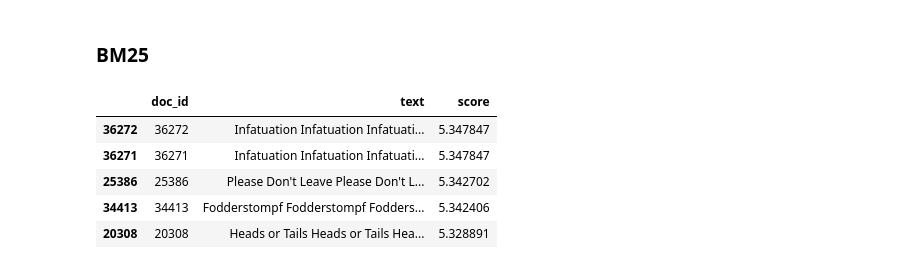
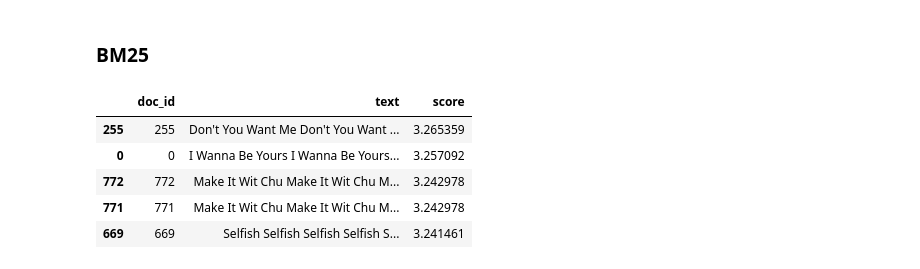
Before and after one commit to nunollages/IPAI, a Jupyter notebook: Code.ipynb, the cells around one changed output. Cells and saved outputs as stored; diff of their text form; code cells hidden in the pictures.

```diff
--- a/Code.ipynb
+++ b/Code.ipynb
@@ -859,15 +880,3 @@ df.head()
 | 4 | 4 | Mr. Brightside Mr. Brightside Mr.... | mr brightside mr brightside mr br... |
 # %% [markdown]
 ### Normalize text
-# %%
-def normalize_text(s: str, contractions: dict[str, str] | None = None) -> str:
-    if contractions is None:
-        contractions = _load_contractions()
-
-    for contraction, expansion in contractions.items():
-        s = re.sub(r"\b" + re.escape(contraction) + r"\b", expansion, s)
-
-    return s
-
-df["text_after_processing"] = df["text_after_processing"].apply(normalize_text)
-df.head()
@@ -880,0 +883,20 @@ df.head()
+# %%
+def normalize_text_fast(s: str, contractions: dict[str, str] | None = None) -> str:
+    if contractions is None:
+        contractions = _load_contractions()
+
+    # 1. Criar um padrão único que engloba todas as contrações
+    # O padrão será algo como: \b(can't|won't|it's)\b
+    pattern = re.compile(r'\b(' + '|'.join(re.escape(key) for key in contractions.keys()) + r')\b')
+
+    # 2. Função interna que decide qual a expansão a usar
+    def replace(match):
+        return contractions[match.group(0)]
+
+    # 3. Faz apenas UMA passagem pelo texto
+    return pattern.sub(replace, s)
+
+# Aplicar ao DataFrame
+df["text_after_processing"] = df["text_after_processing"].apply(normalize_text_fast)
+
+df.head()
@@ -1113,22 +1144,26 @@ tfidf_search("I Wanna Be Yours tonight my love I'm in love", top_k=5)
 # %%
 bm25 = BM25Okapi(df["stems"].tolist())
 
 def bm25_search(query: str, top_k=5):
     text = clean_text(query)
-    text = normalize_text(text)
+    text = normalize_text_fast(text)
     text = tokenize(text)
     text = remove_stopwords(text)
     terms = apply_stemming(text)
 
     scores = bm25.get_scores(terms)
+
+    # Obtém as POSIÇÕES dos maiores scores
     idx = np.argsort(scores)[::-1][:top_k]
-    return df.loc[idx, ["doc_id","text"]].assign(score=scores[idx])
 
-bm25_search("I Wanna Be Yours ", top_k=5)
+    # .iloc seleciona por posição (0, 1, 2...), resolvendo o KeyError
+    return df.iloc[idx][["doc_id", "text"]].assign(score=scores[idx])
+
+bm25_search("I Wanna Be Yours", top_k=5)
 # %% [output]
 |  | doc_id | text | score |
-| 36272 | 36272 | Infatuation Infatuation Infatuati... | 5.347847 |
-| 36271 | 36271 | Infatuation Infatuation Infatuati... | 5.347847 |
-| 25386 | 25386 | Please Don't Leave Please Don't L... | 5.342702 |
-| 34413 | 34413 | Fodderstompf Fodderstompf Fodders... | 5.342406 |
-| 20308 | 20308 | Heads or Tails Heads or Tails Hea... | 5.328891 |
+| 255 | 255 | Don't You Want Me Don't You Want ... | 3.265359 |
+| 0 | 0 | I Wanna Be Yours I Wanna Be Yours... | 3.257092 |
+| 772 | 772 | Make It Wit Chu Make It Wit Chu M... | 3.242978 |
+| 771 | 771 | Make It Wit Chu Make It Wit Chu M... | 3.242978 |
+| 669 | 669 | Selfish Selfish Selfish Selfish S... | 3.241461 |
```
Also changed, not shown: parts of 31 cells of this notebook.
